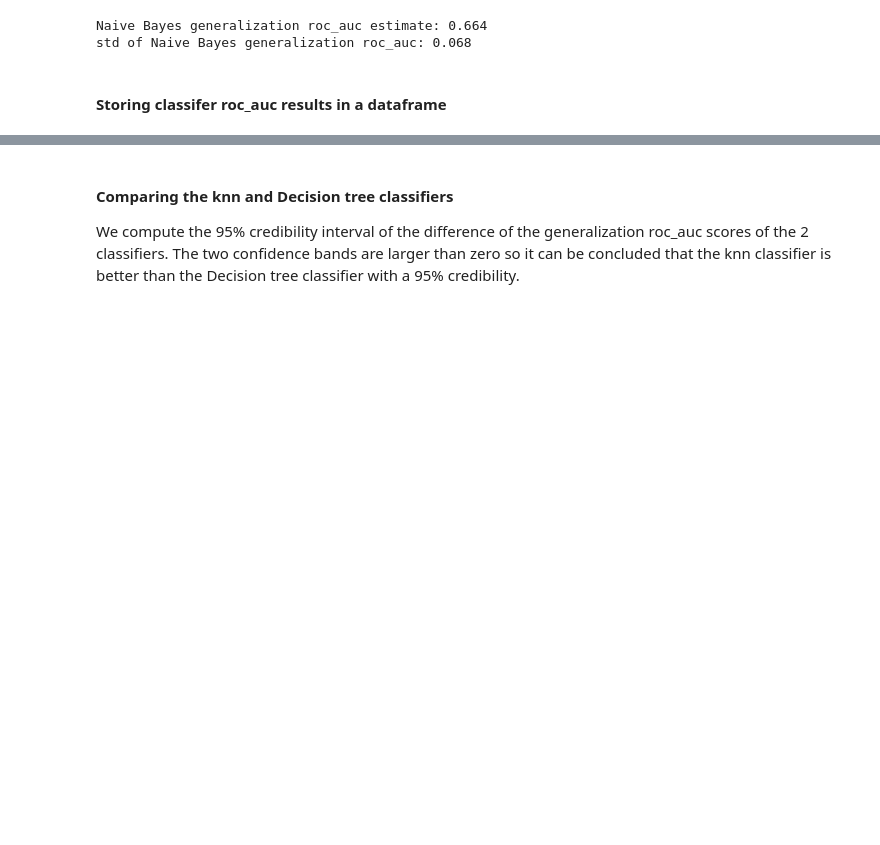
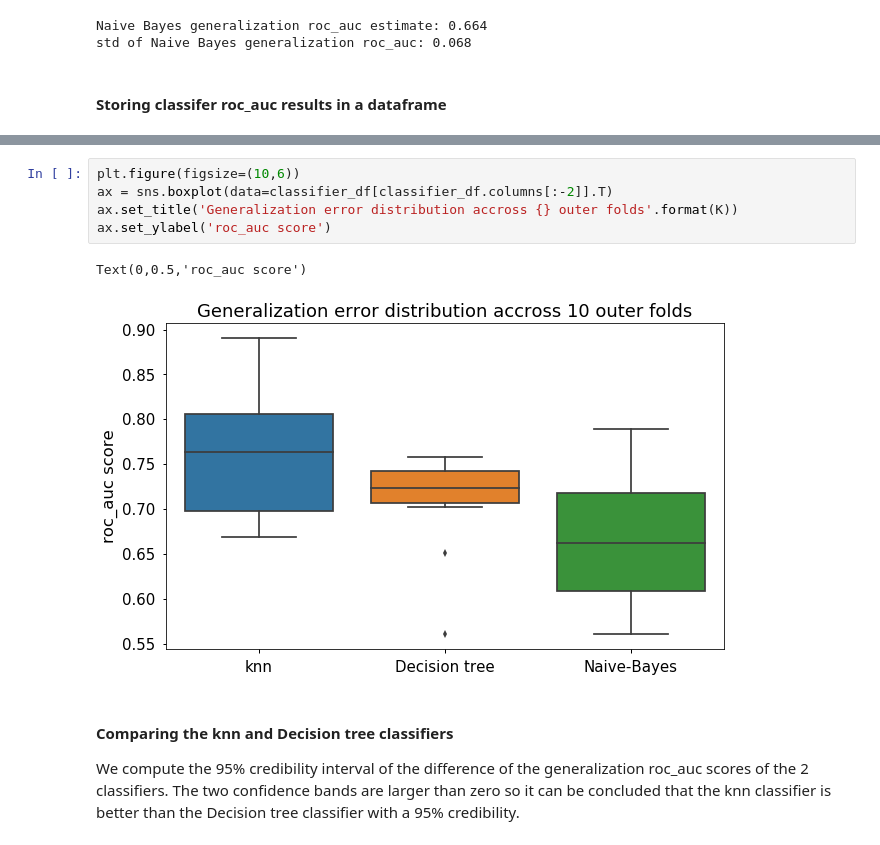
Before and after one commit to benbenasque/machine_learning_tutorials, a Jupyter notebook: machine_learning_exercise.ipynb, the cells around one changed output, grey strips where cells are left out. Cells and saved outputs as stored; diff of their text form; blank space fills up the shorter version.

```diff
--- a/machine_learning_exercise.ipynb
+++ b/machine_learning_exercise.ipynb
@@ -506,4 +540,12 @@ classifier_df
 | Naive-Bayes | 0.616935 | 0.727823 | 0.606250 | 0.656250 | 0.789583 | 0.687500 | 0.735417 | 0.668750 | 0.560417 | 0.595833 | 0.664476 | ... |
+# %%
+plt.figure(figsize=(10,6))
+ax = sns.boxplot(data=classifier_df[classifier_df.columns[:-2]].T)
+ax.set_title('Generalization error distribution accross {} outer folds'.format(K))
+ax.set_ylabel('roc_auc score')
+# %% [output]
+Text(0,0.5,'roc_auc score')
+[figure, added]
 # %% [markdown]
 #### Comparing the knn and Decision tree classifiers
 
```
Also changed, not shown: parts of 33 cells of this notebook.
